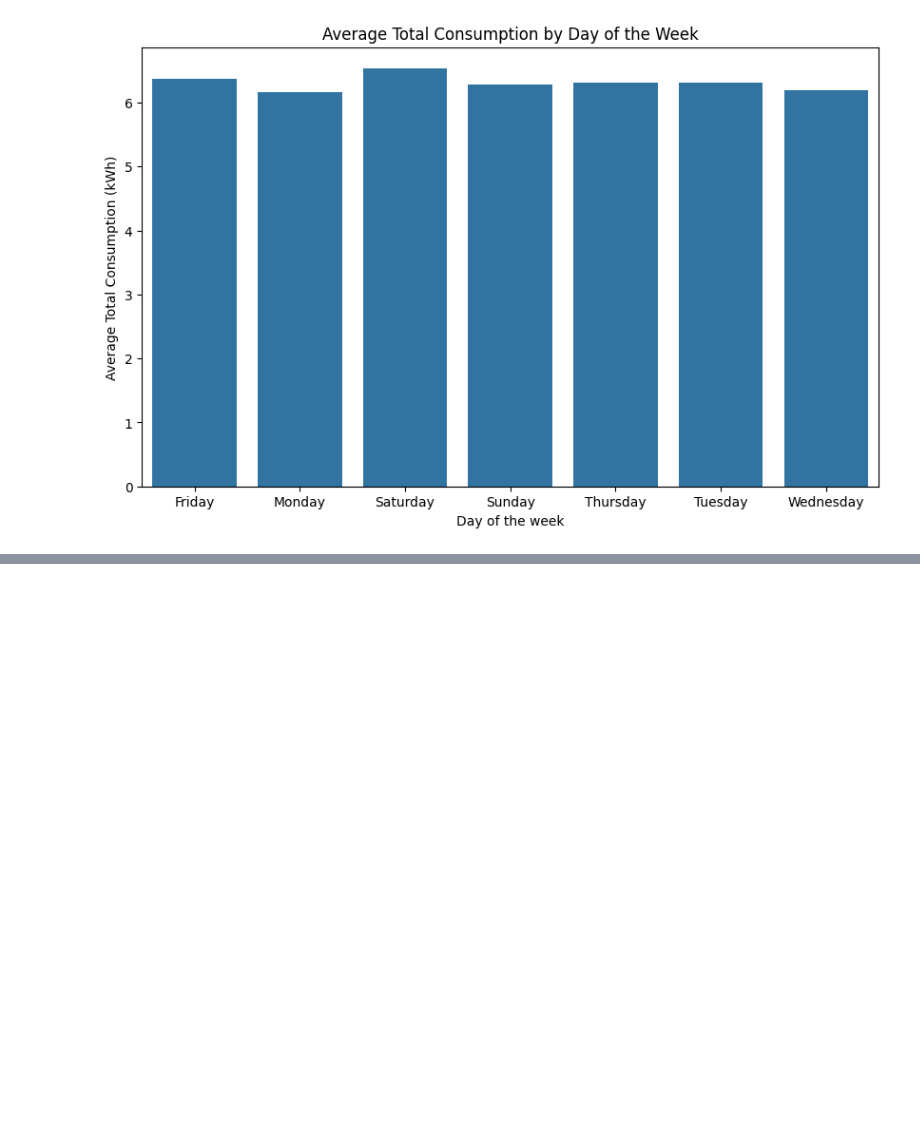
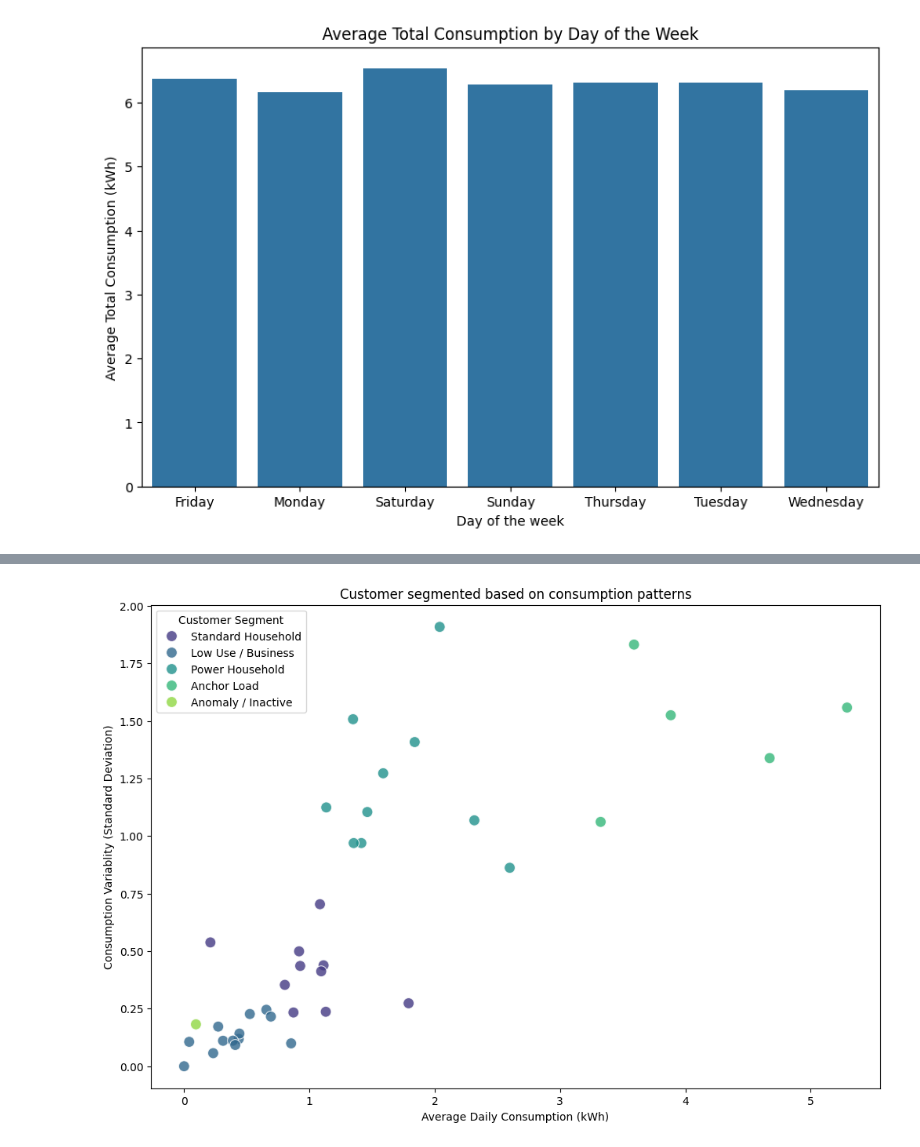
Before and after one commit to MrCupid75/Onaa-Mini-Grid-Customer-Segmentation, a Jupyter notebook: Daily Electricity Usage/main.ipynb, the cells around one changed output, grey strips where cells are left out. Saved outputs shown, nothing was run; the diff lists cells and outputs as text; code cells hidden in the pictures; blank space fills up the shorter version.

```diff
--- a/Daily Electricity Usage/main.ipynb
+++ b/Daily Electricity Usage/main.ipynb
@@ -114,0 +121,13 @@ Customer Metrics
+# %%
+from sklearn.preprocessing import StandardScaler
+from sklearn.cluster import KMeans
+
+features = customer_metrics[['avg_daily_kwh','std_dev_kwh', 'weekend_weekday_ratio']]
+
+scaler = StandardScaler()
+features_scaled = scaler.fit_transform(features)
+
+kMeans = KMeans(n_clusters=5, random_state=42, n_init=20)
+customer_metrics['cluster'] = kMeans.fit_predict(features_scaled)
+print("Cutomers with their assigned cluster")
+customer_metrics.head()
@@ -114,0 +142,10 @@ Customer Metrics
+# %%
+cluster_name_map = {
+    3: 'Anchor Load',
+    0: 'Power Household',
+    2: 'Standard Household',
+    4: 'Low Use / Business',
+    1: 'Anomaly / Inactive'
+}
+
+customer_metrics['segment_name'] = customer_metrics['cluster'].map(cluster_name_map)
@@ -114,0 +161,20 @@ Customer Metrics
+# %%
+#visualize segments
+
+plt.figure(figsize=(12,8))
+sns.scatterplot(
+    data=customer_metrics,
+    x='avg_daily_kwh',
+    y='std_dev_kwh',
+    hue='segment_name',
+    palette='viridis',
+    s=100,
+    alpha=0.8
+)
+plt.title('Customer segmented based on consumption patterns')
+plt.xlabel('Average Daily Consumption (kWh)')
+plt.ylabel('Consumption Variablity (Standard Deviation)')
+plt.legend(title='Customer Segment')
+plt.show()
+# %% [output]
+[figure, added]
```
Also changed, not shown: parts of 4 cells of this notebook.
